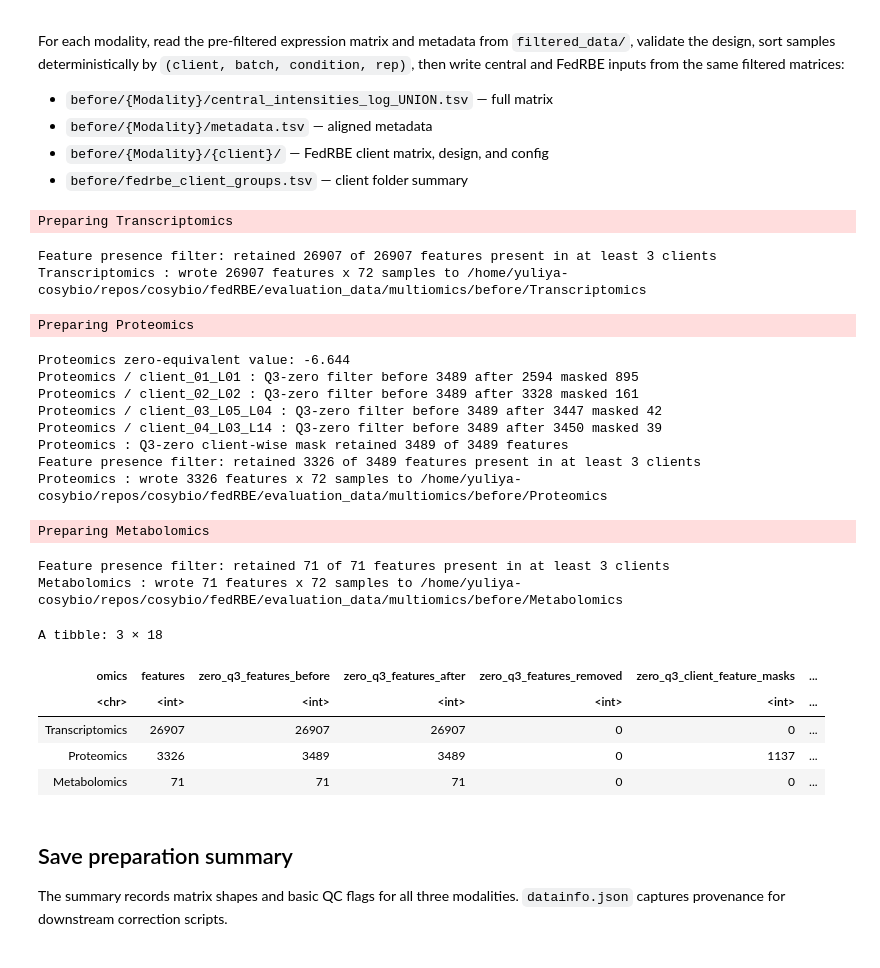
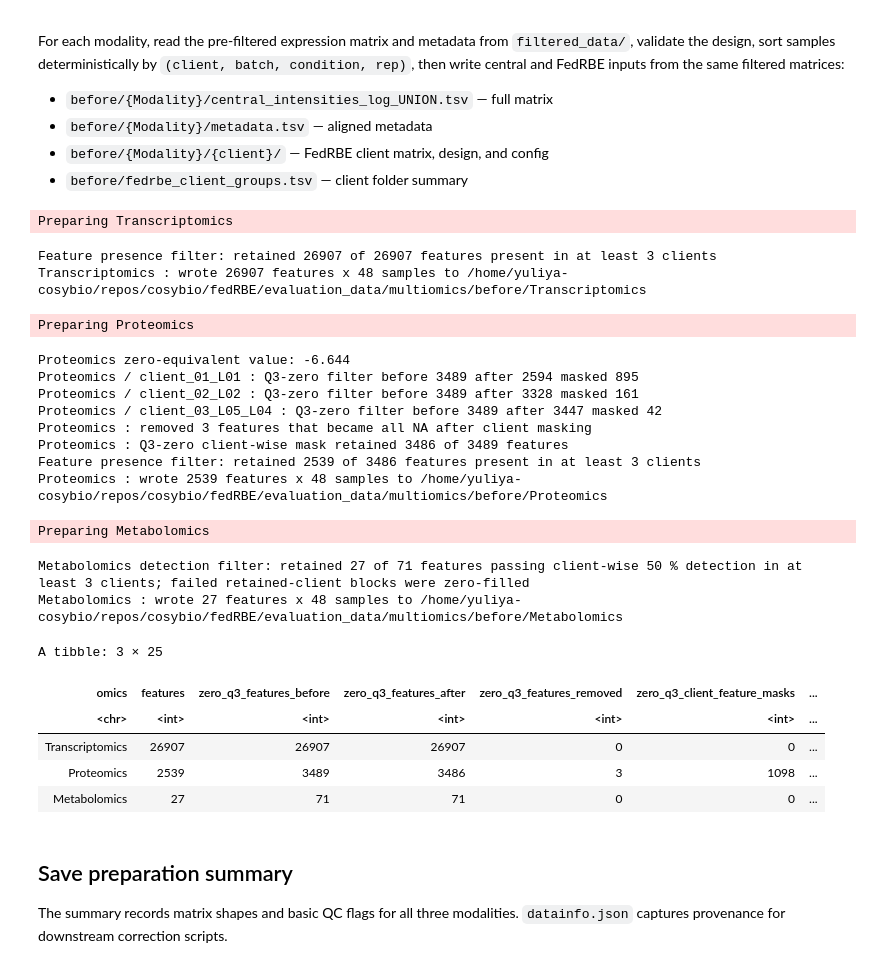
Before and after one commit to Freddsle/fedRBE, a Jupyter notebook: evaluation_data/multiomics/02_prepare_RBE_inputs.ipynb, the cells around one changed output. Cells and saved outputs as stored; diff of their text form; code cells hidden in the pictures.

```diff
--- a/evaluation_data/multiomics/02_prepare_RBE_inputs.ipynb
+++ b/evaluation_data/multiomics/02_prepare_RBE_inputs.ipynb
@@ -314,6 +378,13 @@ prep_summaries <- purrr::map_dfr(MODALITIES, function(omics) {
   zero_q3_features_after  <- nrow(expr)
   zero_q3_features_masked_by_client <- 0L
   zero_equivalent_value   <- NA_real_
+  metabolomics_min_client_detection <- NA_real_
+  metabolomics_zero_cells_used_for_filter <- NA_integer_
+  metabolomics_features_before <- NA_integer_
+  metabolomics_features_after <- NA_integer_
+  metabolomics_features_removed <- NA_integer_
+  metabolomics_client_feature_blocks_zero_filled <- NA_integer_
+  metabolomics_newly_zero_filled_nonzero_cells <- NA_integer_
   if (omics == "Proteomics") {
     zero_q3_filter <- filter_proteomics_zero_q3_by_client(expr, metadata)
     expr <- zero_q3_filter$expr
@@ -323,7 +394,24 @@ prep_summaries <- purrr::map_dfr(MODALITIES, function(omics) {
     zero_equivalent_value   <- zero_q3_filter$zero_equivalent
   }
 
-  client_presence_filter <- filter_features_by_client_presence(expr, metadata)
+  if (omics == "Metabolomics") {
+    detection_filter <- filter_metabolomics_detection_by_client(expr, metadata)
+    expr <- detection_filter$expr
+    metabolomics_min_client_detection <- detection_filter$min_detection_fraction
+    metabolomics_zero_cells_used_for_filter <- detection_filter$zero_cells_used_for_filter
+    metabolomics_features_before <- detection_filter$features_before
+    metabolomics_features_after <- detection_filter$features_after
+    metabolomics_features_removed <- detection_filter$features_removed
+    metabolomics_client_feature_blocks_zero_filled <- detection_filter$client_feature_blocks_zero_filled
+    metabolomics_newly_zero_filled_nonzero_cells <- detection_filter$newly_zero_filled_nonzero_cells
+  }
+
+  client_presence_filter <- if (omics == "Metabolomics") {
+    list(expr = expr, features_before = NA_integer_, features_after = NA_integer_,
+         features_removed = NA_integer_)
+  } else {
+    filter_features_by_client_presence(expr, metadata)
+  }
   expr <- client_presence_filter$expr
 
   # Variance check: zero-variance rows will be silently handled by limma but
@@ -337,6 +425,13 @@ prep_summaries <- purrr::map_dfr(MODALITIES, function(omics) {
     zero_q3_features_removed = zero_q3_features_before - zero_q3_features_after,
     zero_q3_client_feature_masks = zero_q3_features_masked_by_client,
     zero_equivalent_value    = zero_equivalent_value,
+    metabolomics_min_client_detection = metabolomics_min_client_detection,
+    metabolomics_zero_cells_used_for_filter = metabolomics_zero_cells_used_for_filter,
+    metabolomics_features_before = metabolomics_features_before,
+    metabolomics_features_after = metabolomics_features_after,
+    metabolomics_features_removed = metabolomics_features_removed,
+    metabolomics_client_feature_blocks_zero_filled = metabolomics_client_feature_blocks_zero_filled,
+    metabolomics_newly_zero_filled_nonzero_cells = metabolomics_newly_zero_filled_nonzero_cells,
     min_clients_per_feature  = MIN_CLIENTS_PER_FEATURE,
     client_presence_features_before = client_presence_filter$features_before,
     client_presence_features_after = client_presence_filter$features_after,
@@ -350,43 +445,43 @@ prep_summaries <- purrr::map_dfr(MODALITIES, function(omics) {
     zero_or_na_variance_rows = sum(!is.finite(variances) | variances == 0)
   )
 
   modality_dir <- file.path(BEFORE_DIR, omics)
   dir.create(modality_dir, showWarnings = FALSE, recursive = TRUE)
   write_feature_matrix(expr, file.path(modality_dir, "central_intensities_log_UNION.tsv"))
   write.table(metadata, file = file.path(modality_dir, "metadata.tsv"),
               sep = "\t", quote = TRUE, row.names = FALSE, col.names = TRUE)
   fedrbe_client_summaries[[omics]] <<- write_fedrbe_client_inputs(expr, metadata, omics, modality_dir)
 
   cat(omics, ": wrote", nrow(expr), "features x", ncol(expr),
       "samples to", normalizePath(modality_dir), "\n")
   stats
 })
 
 fedrbe_client_summary <- bind_rows(fedrbe_client_summaries)
 
 prep_summaries
 # %% [output]
 Preparing Transcriptomics
 Feature presence filter: retained 26907 of 26907 features present in at least 3 clients
-Transcriptomics : wrote 26907 features x 72 samples to /home/yuliya-cosybio/repos/cosybio/fedRBE/evaluation_data/multiomics/before/Transcriptomics
+Transcriptomics : wrote 26907 features x 48 samples to /home/yuliya-cosybio/repos/cosybio/fedRBE/evaluation_data/multiomics/before/Transcriptomics
 Preparing Proteomics
 Proteomics zero-equivalent value: -6.644
 Proteomics / client_01_L01 : Q3-zero filter before 3489 after 2594 masked 895
 Proteomics / client_02_L02 : Q3-zero filter before 3489 after 3328 masked 161
 Proteomics / client_03_L05_L04 : Q3-zero filter before 3489 after 3447 masked 42
-Proteomics / client_04_L03_L14 : Q3-zero filter before 3489 after 3450 masked 39
-Proteomics : Q3-zero client-wise mask retained 3489 of 3489 features
-Feature presence filter: retained 3326 of 3489 features present in at least 3 clients
-Proteomics : wrote 3326 features x 72 samples to /home/yuliya-cosybio/repos/cosybio/fedRBE/evaluation_data/multiomics/before/Proteomics
+Proteomics : removed 3 features that became all NA after client masking
+Proteomics : Q3-zero client-wise mask retained 3486 of 3489 features
+Feature presence filter: retained 2539 of 3486 features present in at least 3 clients
+Proteomics : wrote 2539 features x 48 samples to /home/yuliya-cosybio/repos/cosybio/fedRBE/evaluation_data/multiomics/before/Proteomics
 Preparing Metabolomics
-Feature presence filter: retained 71 of 71 features present in at least 3 clients
-Metabolomics : wrote 71 features x 72 samples to /home/yuliya-cosybio/repos/cosybio/fedRBE/evaluation_data/multiomics/before/Metabolomics
+Metabolomics detection filter: retained 27 of 71 features passing client-wise 50 % detection in at least 3 clients; failed retained-client blocks were zero-filled
+Metabolomics : wrote 27 features x 48 samples to /home/yuliya-cosybio/repos/cosybio/fedRBE/evaluation_data/multiomics/before/Metabolomics
-A tibble: 3 × 18
+A tibble: 3 × 25
 | omics | features | zero_q3_features_before | zero_q3_features_after | zero_q3_features_removed | zero_q3_client_feature_masks | ... |
 | <chr> | <int> | <int> | <int> | <int> | <int> | ... |
 | Transcriptomics | 26907 | 26907 | 26907 | 0 | 0 | ... |
-| Proteomics | 3326 | 3489 | 3489 | 0 | 1137 | ... |
-| Metabolomics | 71 | 71 | 71 | 0 | 0 | ... |
+| Proteomics | 2539 | 3489 | 3486 | 3 | 1098 | ... |
+| Metabolomics | 27 | 71 | 71 | 0 | 0 | ... |
 # %% [markdown]
 ## Save preparation summary
 
```
Also changed, not shown: parts of 4 cells of this notebook, 46 other files.
